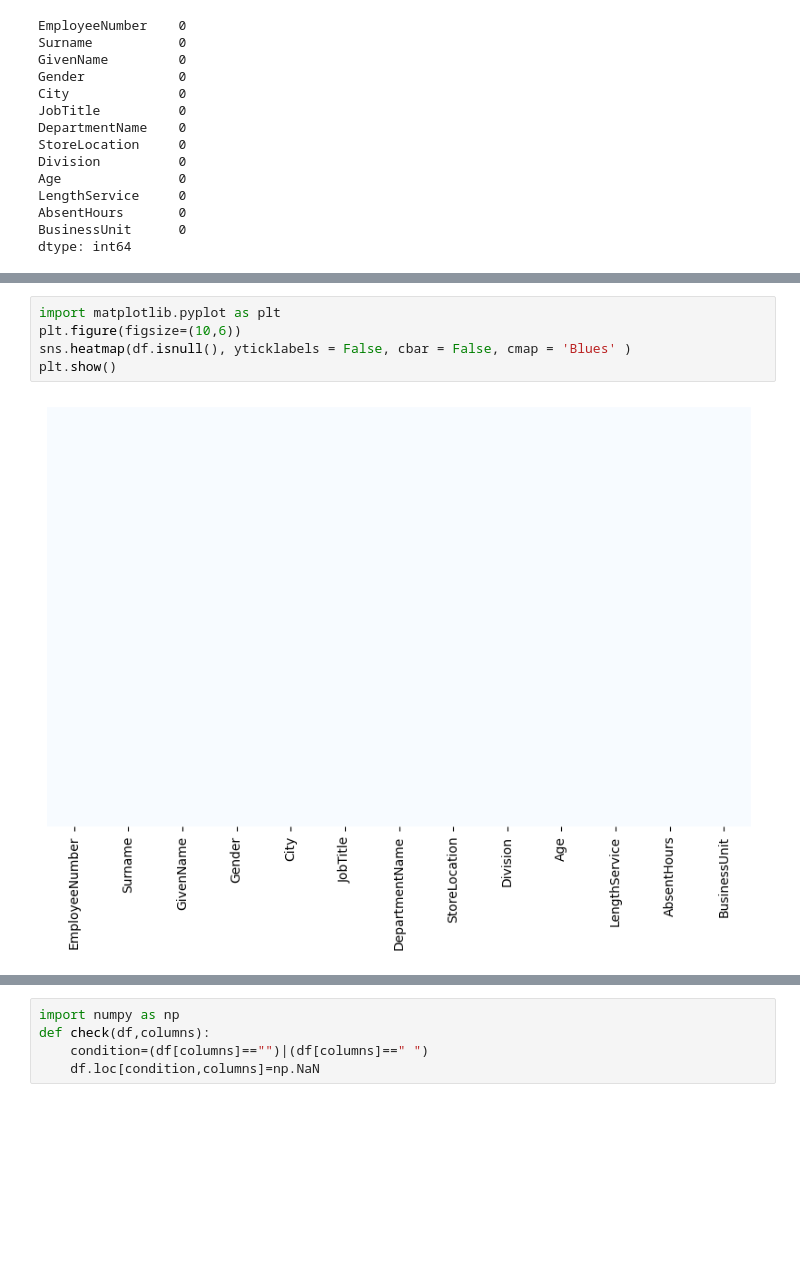
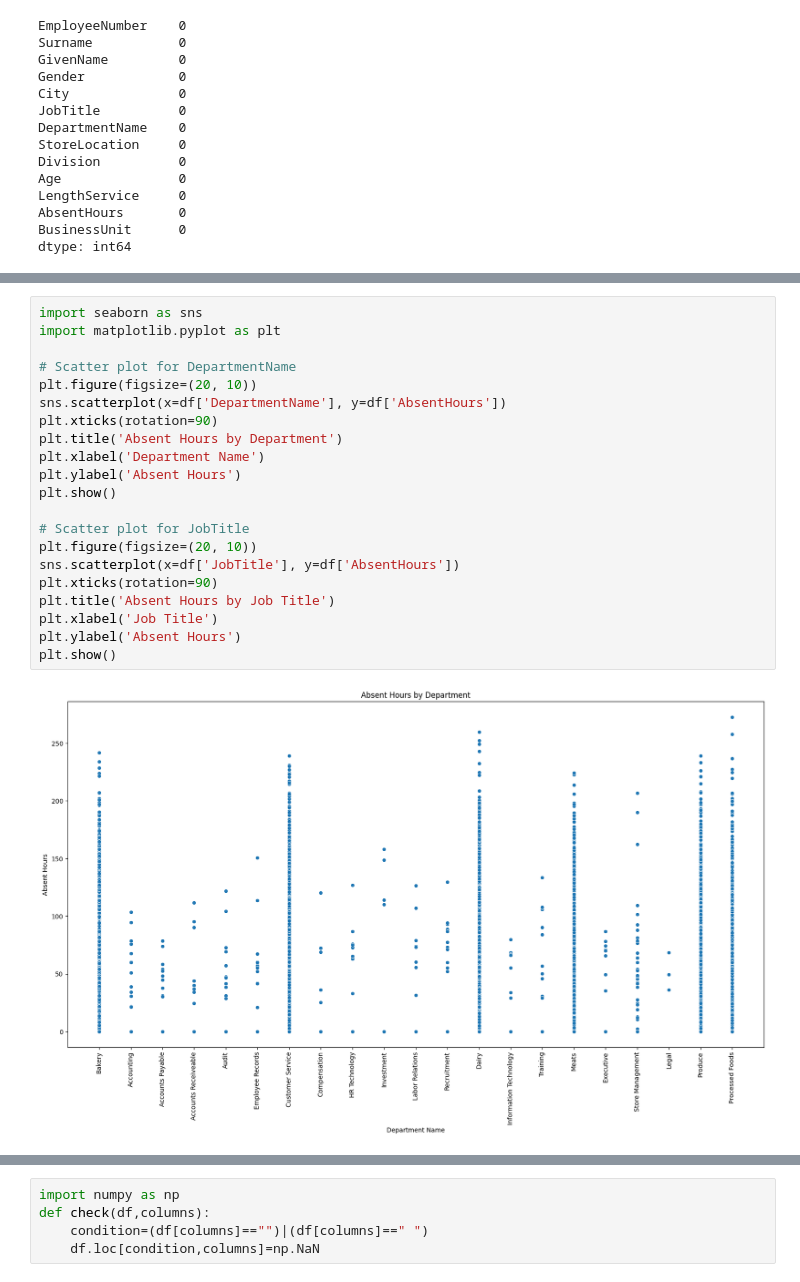
Before and after one commit to SunilRagav99/Absenteeism-at-Work-Prediction, a Jupyter notebook: absent.ipynb, the cells around one changed output, grey strips where cells are left out. Cells and saved outputs as stored; diff of their text form; blank space fills up the shorter version.

```diff
--- a/absent.ipynb
+++ b/absent.ipynb
@@ -80,7 +80,23 @@ sns.histplot(df,bins=10)
-# %%
-import matplotlib.pyplot as plt
-plt.figure(figsize=(10,6))
-sns.heatmap(df.isnull(), yticklabels = False, cbar = False, cmap = 'Blues' )
-plt.show()
-# %% [output]
-[figure, removed]
+# %%
+import seaborn as sns
+import matplotlib.pyplot as plt
+
+# Scatter plot for DepartmentName
+plt.figure(figsize=(20, 10))
+sns.scatterplot(x=df['DepartmentName'], y=df['AbsentHours'])
+plt.xticks(rotation=90)
+plt.title('Absent Hours by Department')
+plt.xlabel('Department Name')
+plt.ylabel('Absent Hours')
+plt.show()
+
+# Scatter plot for JobTitle
+plt.figure(figsize=(20, 10))
+sns.scatterplot(x=df['JobTitle'], y=df['AbsentHours'])
+plt.xticks(rotation=90)
+plt.title('Absent Hours by Job Title')
+plt.xlabel('Job Title')
+plt.ylabel('Absent Hours')
+plt.show()
+# %% [output]
+[figure, added]
```
Also changed, not shown: parts of 34 cells of this notebook.
